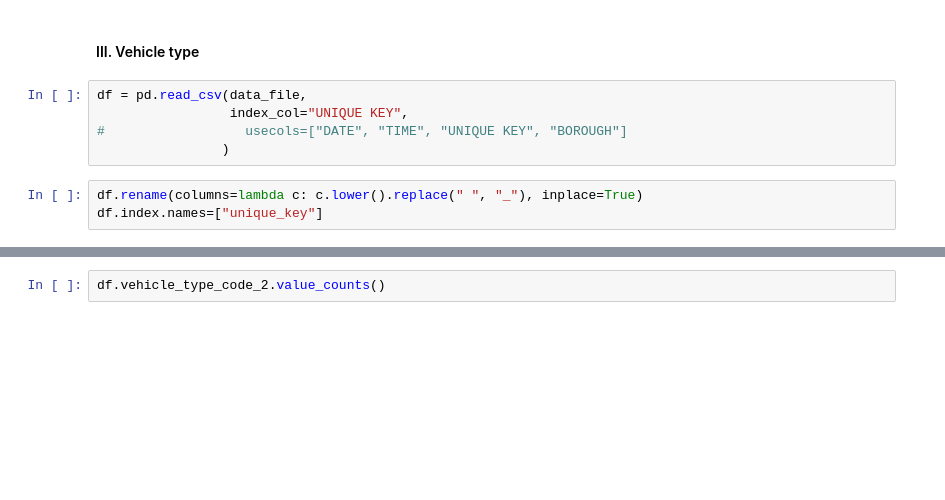
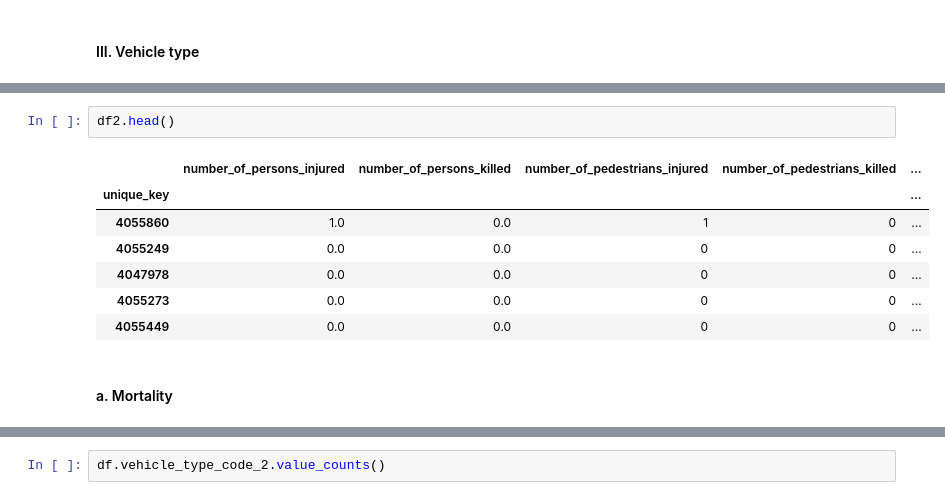
Before and after one commit to dan55/collisions, a Jupyter notebook: collisions.ipynb, the cells around one changed output, grey strips where cells are left out. Drawn from its saved outputs; the diff is of its cells as text; blank space fills up the shorter version.

```diff
--- a/collisions.ipynb
+++ b/collisions.ipynb
@@ -188,11 +188,3 @@ _ = ax.set_ylabel("Number of collisions")
 [figure]
 # %% [markdown]
 #### III. Vehicle type <a id="types" />
-# %%
-df = pd.read_csv(data_file,
-                 index_col="UNIQUE KEY",
-#                  usecols=["DATE", "TIME", "UNIQUE KEY", "BOROUGH"]
-                )
-# %%
-df.rename(columns=lambda c: c.lower().replace(" ", "_"), inplace=True)
-df.index.names=["unique_key"]
@@ -230,0 +228,12 @@ df.describe()
+# %%
+df2.head()
+# %% [output]
+|  | number_of_persons_injured | number_of_persons_killed | number_of_pedestrians_injured | number_of_pedestrians_killed | ... |
+| unique_key |  |  |  |  | ... |
+| 4055860 | 1.0 | 0.0 | 1 | 0 | ... |
+| 4055249 | 0.0 | 0.0 | 0 | 0 | ... |
+| 4047978 | 0.0 | 0.0 | 0 | 0 | ... |
+| 4055273 | 0.0 | 0.0 | 0 | 0 | ... |
+| 4055449 | 0.0 | 0.0 | 0 | 0 | ... |
+# %% [markdown]
+#### a. Mortality
```
Also changed, not shown: parts of 21 cells of this notebook.
